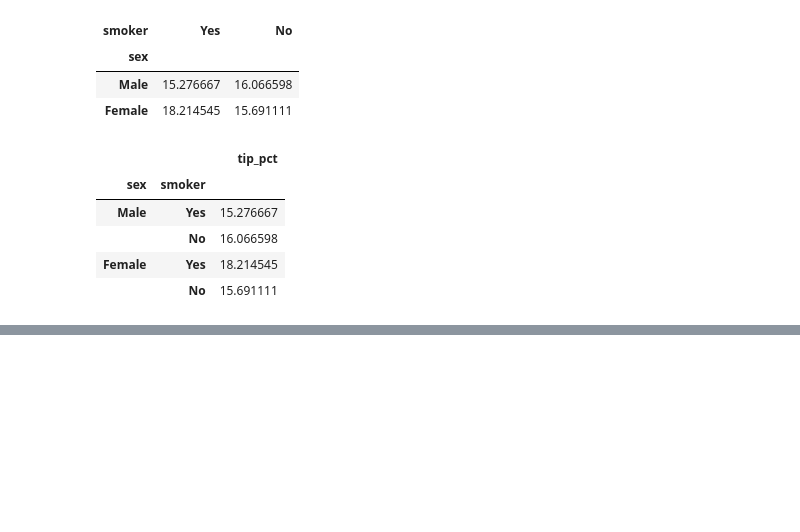
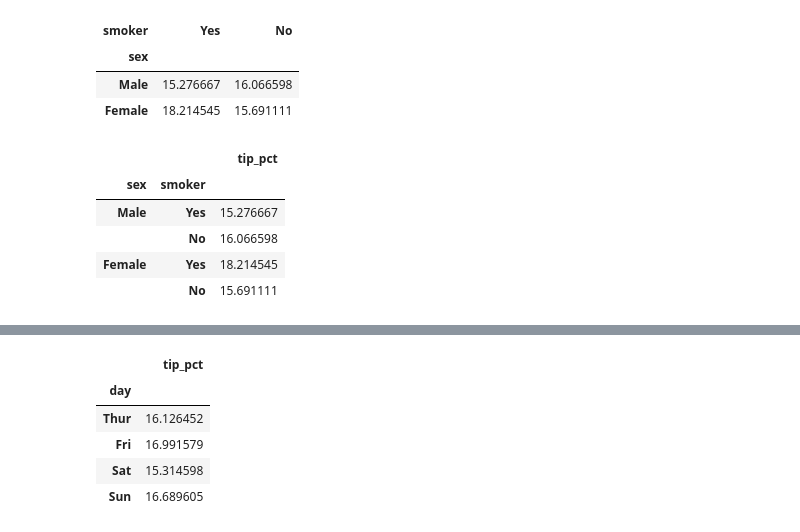
Before and after one commit to rubinkim/machine_learning_07_2022, a Jupyter notebook: 02_pandas/08_그룹분석.ipynb, the cells around one changed output, grey strips where cells are left out. Cells and saved outputs as stored; diff of their text form; code cells hidden in the pictures; blank space fills up the shorter version.

```diff
--- a/02_pandas/08_그룹분석.ipynb
+++ b/02_pandas/08_그룹분석.ipynb
@@ -550,0 +569,10 @@ tips.pivot_table(index=['sex','smoker'], values='tip_pct')
+# %%
+# 요일
+tips.groupby(by='day')[['tip_pct']].mean()
+# %% [output]
+|  | tip_pct |
+| day |  |
+| Thur | 16.126452 |
+| Fri | 16.991579 |
+| Sat | 15.314598 |
+| Sun | 16.689605 |
```
Also changed, not shown: parts of 4 cells of this notebook.
